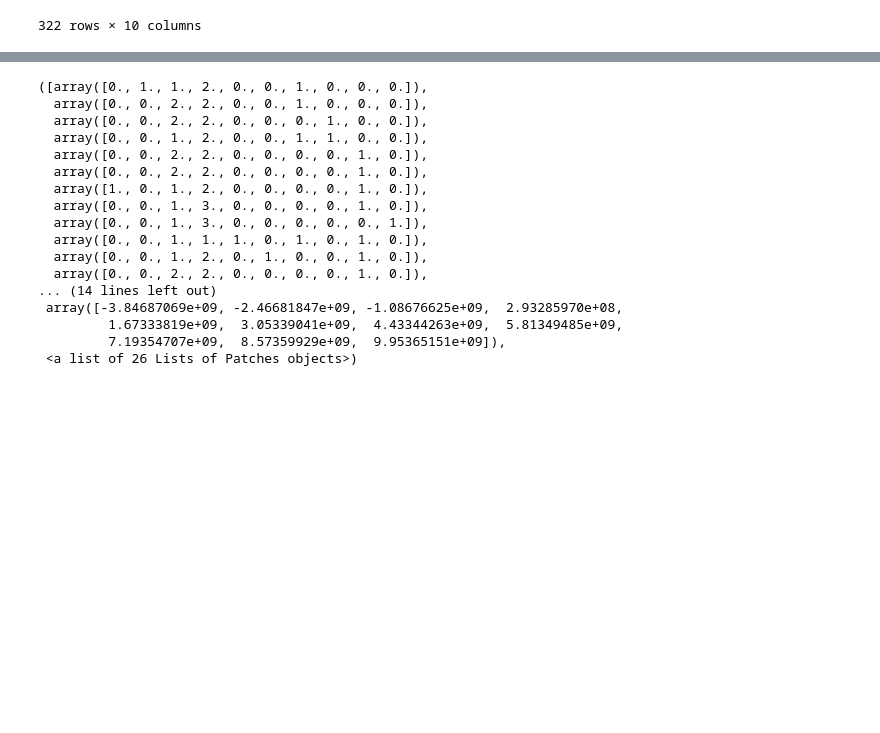
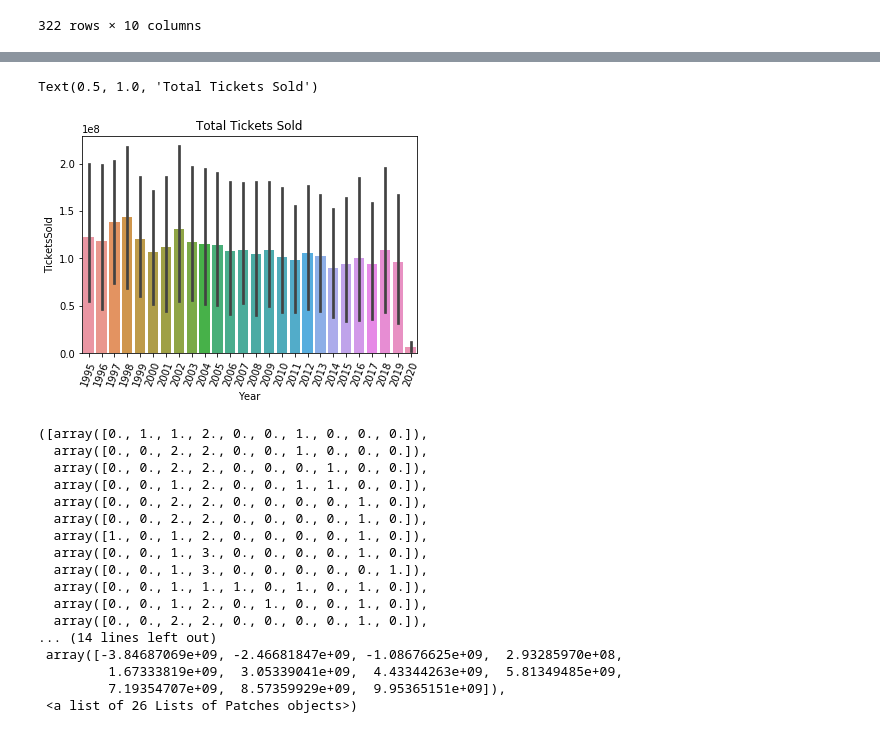
Before and after one commit to trevohearn/SailajaAndTrevor, a Jupyter notebook: MultiFrameToDatabase.ipynb, the cells around one changed output, grey strips where cells are left out. Cells and saved outputs as stored; diff of their text form; code cells hidden in the pictures; blank space fills up the shorter version.

```diff
--- a/MultiFrameToDatabase.ipynb
+++ b/MultiFrameToDatabase.ipynb
@@ -274,3 +315,10 @@ df8_by_genre
+# %%
+y = sns.barplot(x='Year', y='TicketsSold', data=df8)
+y.set_xticklabels(y.get_xticklabels(),rotation=70)
+plt.title('Total Tickets Sold')
+# %% [output]
+Text(0.5, 1.0, 'Total Tickets Sold')
+[figure, added]
 # %%
 import matplotlib.pyplot as plt
 %matplotlib inline
```
Also changed, not shown: parts of 8 cells of this notebook, 1 other file.
